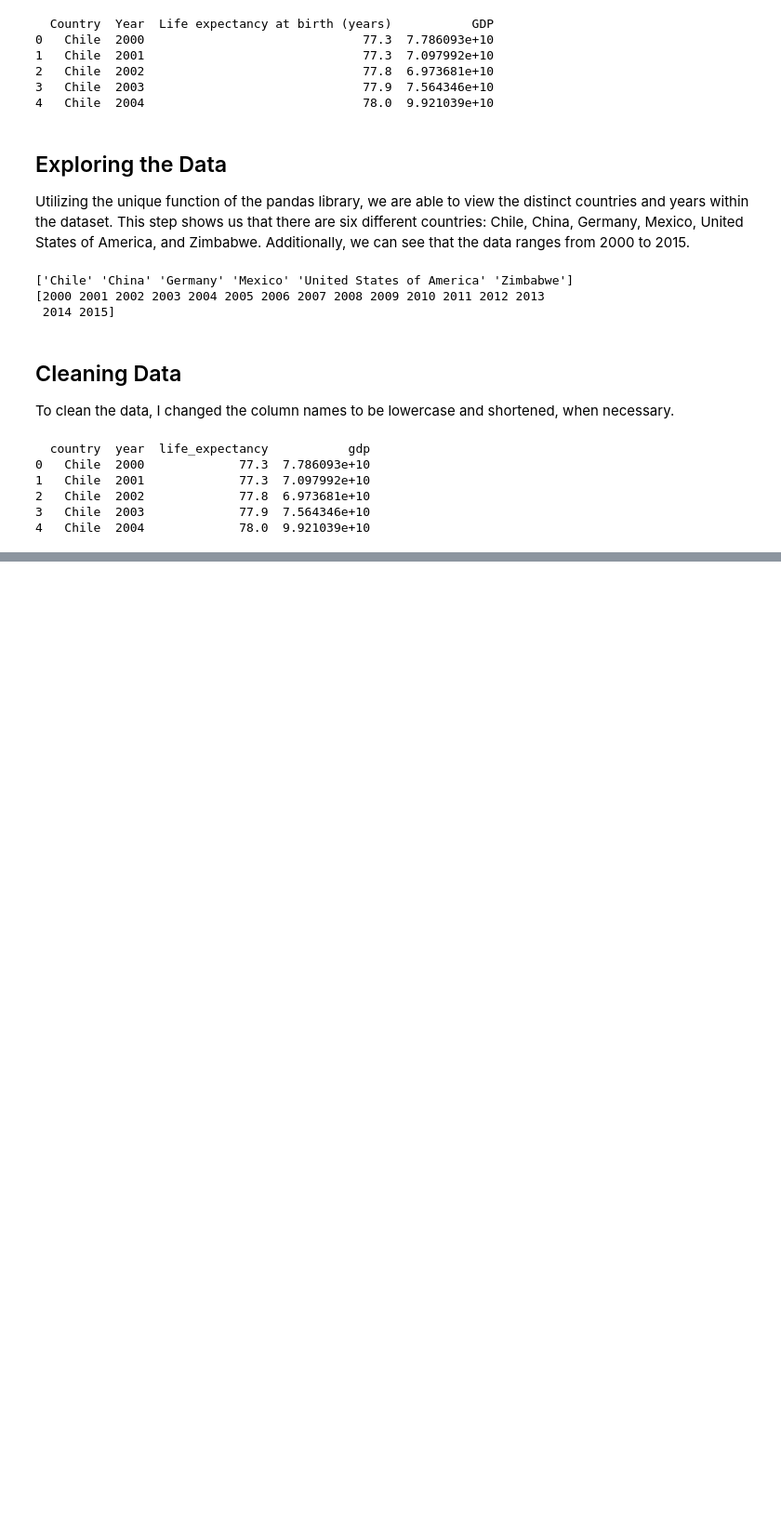
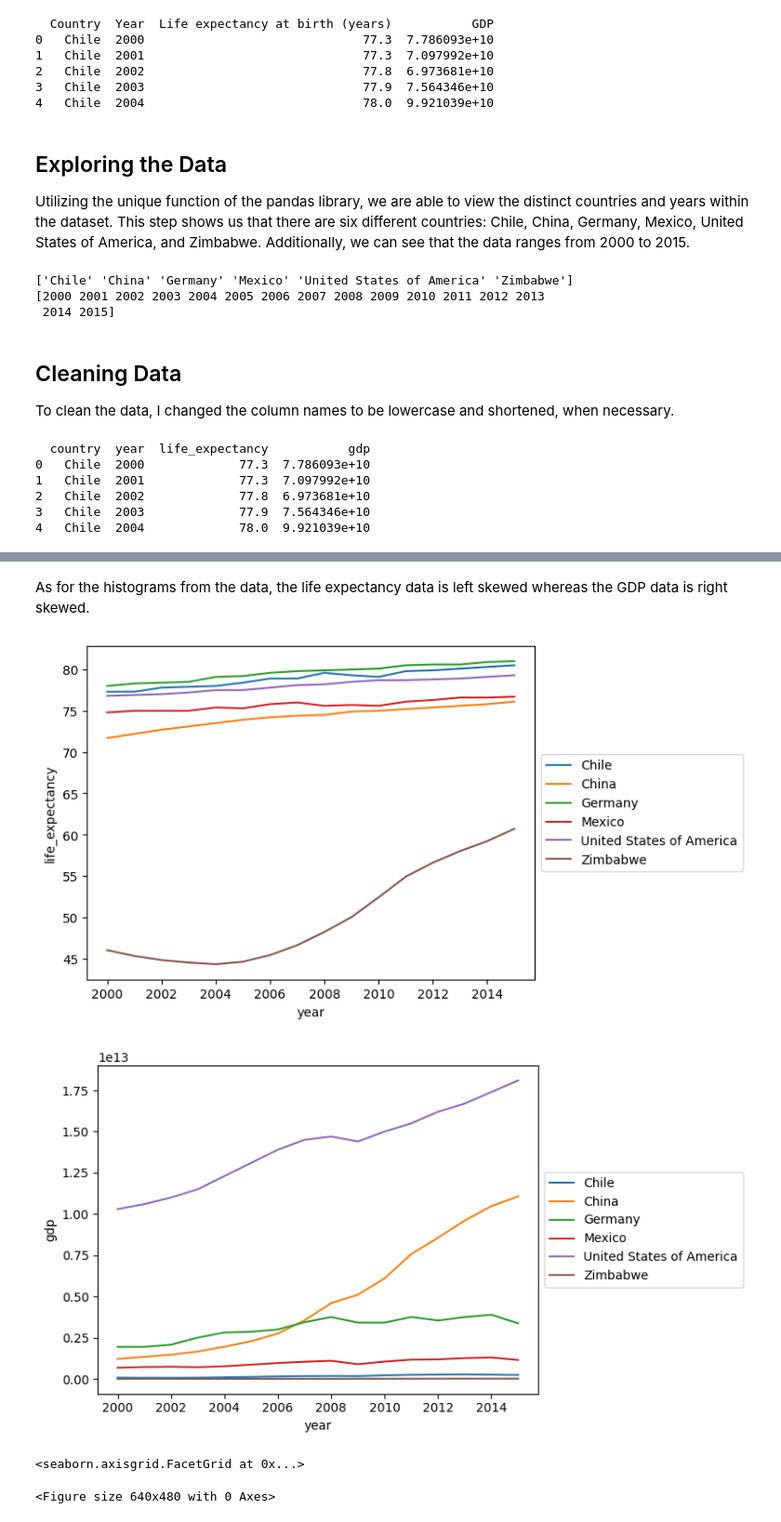
Before and after one commit to jayoung26/life_expectancy_gdp_project, a Jupyter notebook: life_expectancy_gdp.ipynb, the cells around one changed output, grey strips where cells are left out. Shown at 93% size. Cells and saved outputs as stored; diff of their text form; code cells hidden in the pictures; blank space fills up the shorter version.

Commit message:
Exploratory Data Complete

```diff
--- a/life_expectancy_gdp.ipynb
+++ b/life_expectancy_gdp.ipynb
@@ -98,0 +120,28 @@ create_lineplot('year', 'gdp', df, 'country')
+# %% [markdown]
+As for the histograms from the data, the life expectancy data is left skewed whereas the GDP data is right skewed.
+# %%
+create_lineplot('year', 'life_expectancy', df, 'country')
+create_lineplot('year', 'gdp', df, 'country')
+
+graph_life_expectancy = sns.FacetGrid(df, col="country", col_wrap=3,
+                      hue = "country", sharey = False)
+
+graph_life_expectancy = (graph_life_expectancy.map(sns.lineplot,"year","life_expectancy")
+         .add_legend()
+         .set_axis_labels("Year","Life Expectancy at Birth(years)"))
+
+graph_life_expectancy
+
+graphGDP = sns.FacetGrid(df, col="country", col_wrap=3,
+                      hue = "country", sharey = False)
+
+graphGDP = (graphGDP.map(sns.lineplot,"year","gdp")
+         .add_legend()
+         .set_axis_labels("Year","GDP in Trillions of U.S. Dollars"))
+
+graphGDP
+# %% [output]
+[figure, added]
+[figure, added]
+<seaborn.axisgrid.FacetGrid at 0x...>
+<Figure size 640x480 with 0 Axes>
```
Also changed, not shown: parts of 15 cells of this notebook.
